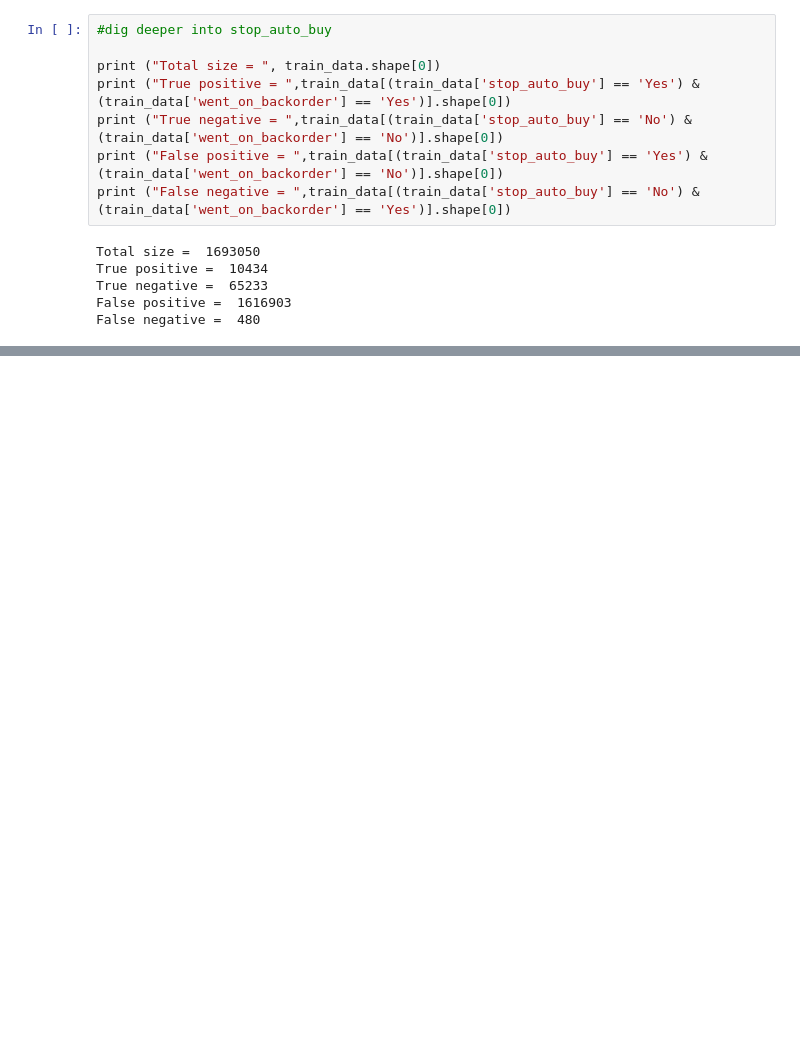
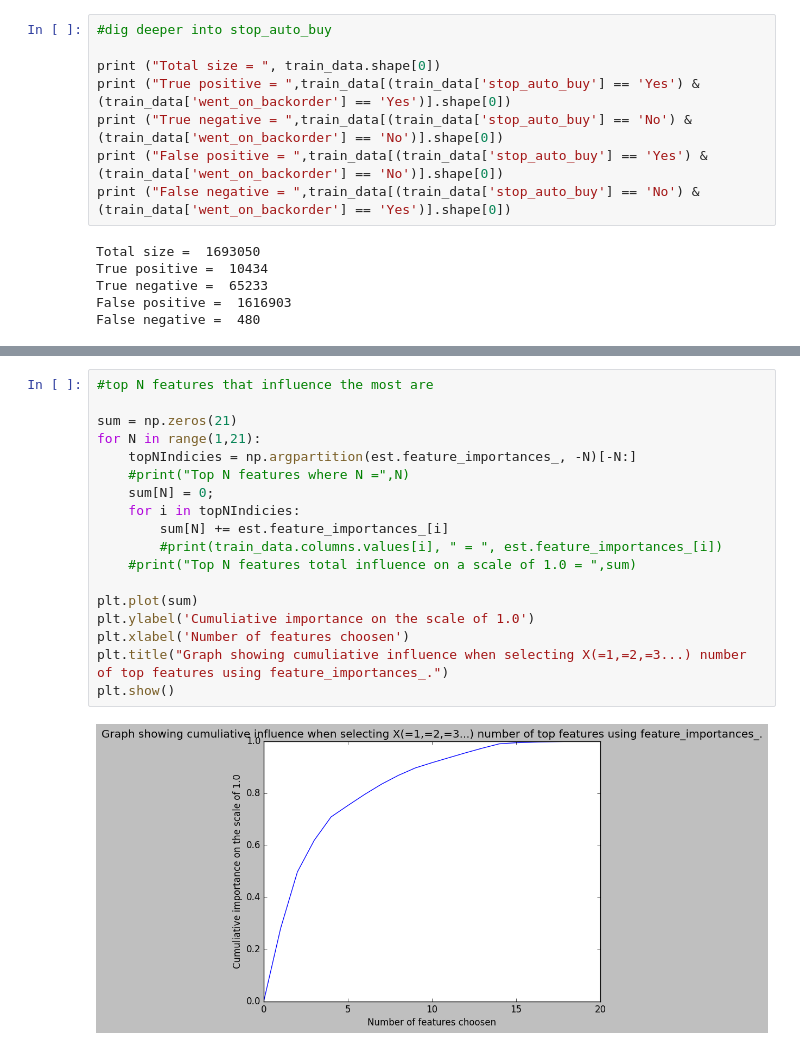
Before and after one commit to adarshakb/mlnd-capstone-project, a Jupyter notebook: Data-explorer.ipynb, the cells around one changed output, grey strips where cells are left out. Cells and saved outputs as stored; diff of their text form; blank space fills up the shorter version.

```diff
--- a/Data-explorer.ipynb
+++ b/Data-explorer.ipynb
@@ -114,0 +163,20 @@ avg / total       0.99      0.89      0.93    227490
+# %%
+#top N features that influence the most are
+
+sum = np.zeros(21)
+for N in range(1,21):
+    topNIndicies = np.argpartition(est.feature_importances_, -N)[-N:]
+    #print("Top N features where N =",N)
+    sum[N] = 0;
+    for i in topNIndicies:
+        sum[N] += est.feature_importances_[i]
+        #print(train_data.columns.values[i], " = ", est.feature_importances_[i])
+    #print("Top N features total influence on a scale of 1.0 = ",sum)
+
+plt.plot(sum)
+plt.ylabel('Cumuliative importance on the scale of 1.0')
+plt.xlabel('Number of features choosen')
+plt.title("Graph showing cumuliative influence when selecting X(=1,=2,=3...) number of top features using feature_importances_.")
+plt.show()
+# %% [output]
+[figure, added]
```
Also changed, not shown: parts of 12 cells of this notebook.
